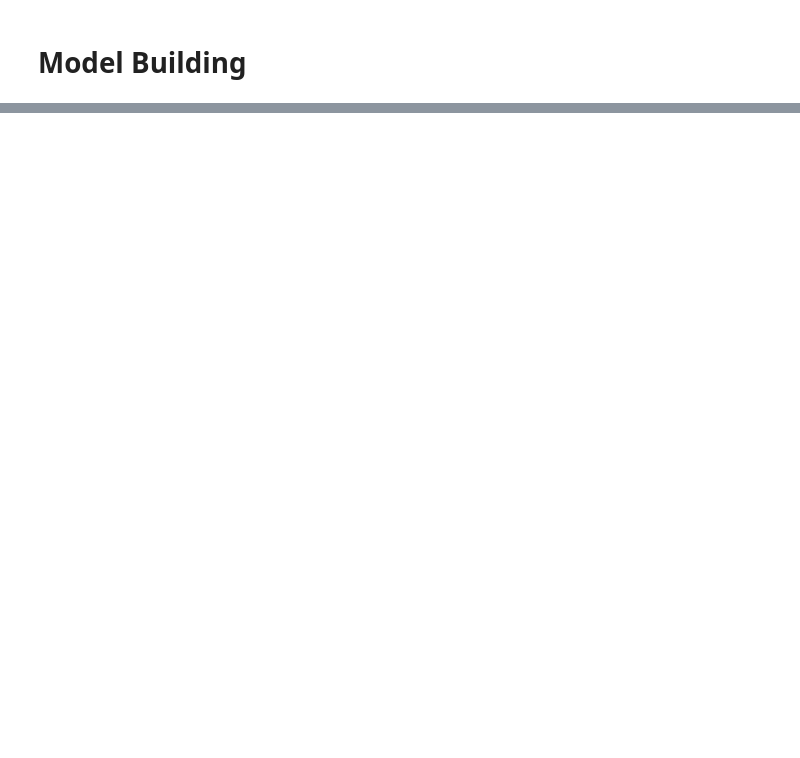
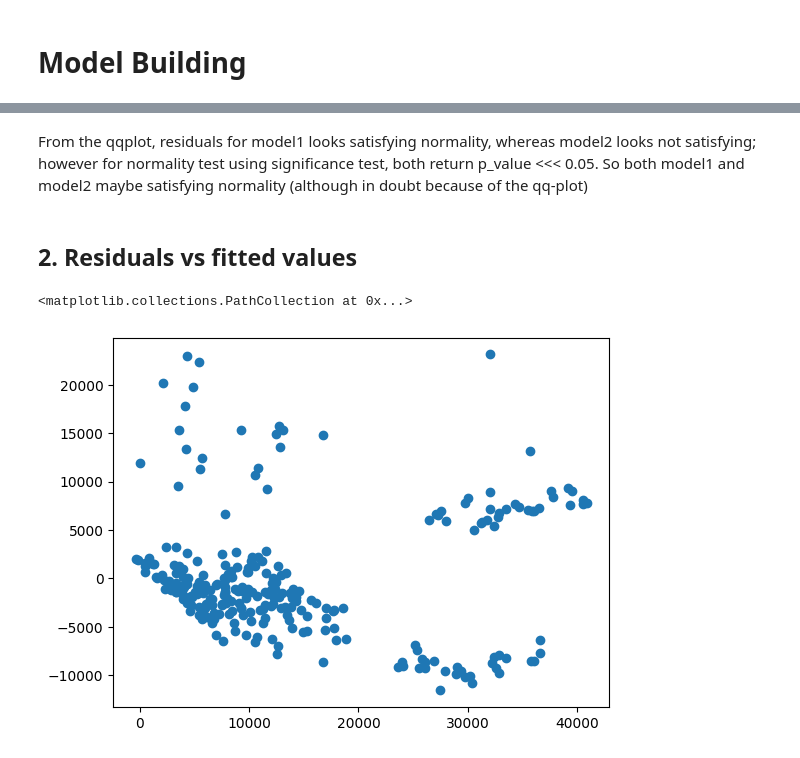
Before and after one commit to davidklhui/data-analysis, a Jupyter notebook: Regression_Analysis_(1)_Linear_Regression.ipynb, the cells around one changed output, grey strips where cells are left out. Cells and saved outputs as stored; diff of their text form; code cells hidden in the pictures; blank space fills up the shorter version.

```diff
--- a/Regression_Analysis_(1)_Linear_Regression.ipynb
+++ b/Regression_Analysis_(1)_Linear_Regression.ipynb
@@ -178,0 +637,9 @@ From the above findings, we may be interested in estimating the mean charges by
+# %% [markdown]
+From the qqplot, residuals for model1 looks satisfying normality, whereas model2 looks not satisfying; however for normality test using significance test, both return p_value <<< 0.05. So both model1 and model2 maybe satisfying normality (although in doubt because of the qq-plot)
+# %% [markdown]
+## 2. Residuals vs fitted values
+# %%
+plt.scatter(model1.fittedvalues, model1.resid)
+# %% [output]
+<matplotlib.collections.PathCollection at 0x...>
+[figure, added]
```
Also changed, not shown: parts of 61 cells of this notebook.
